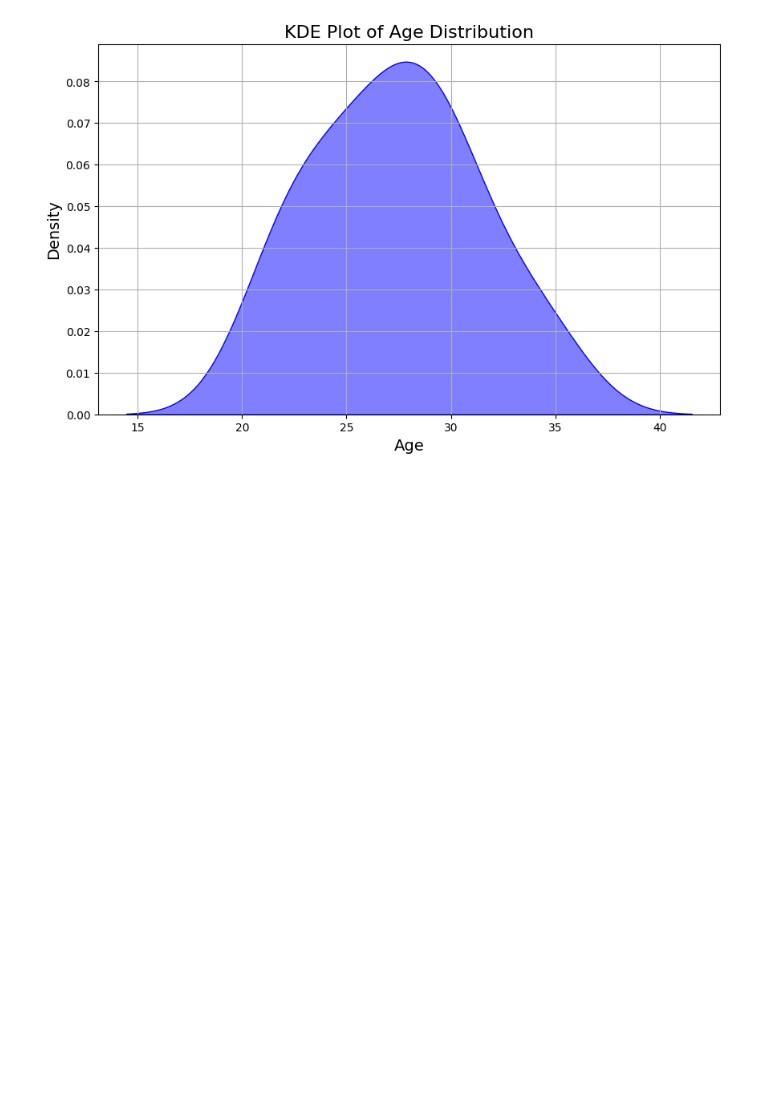
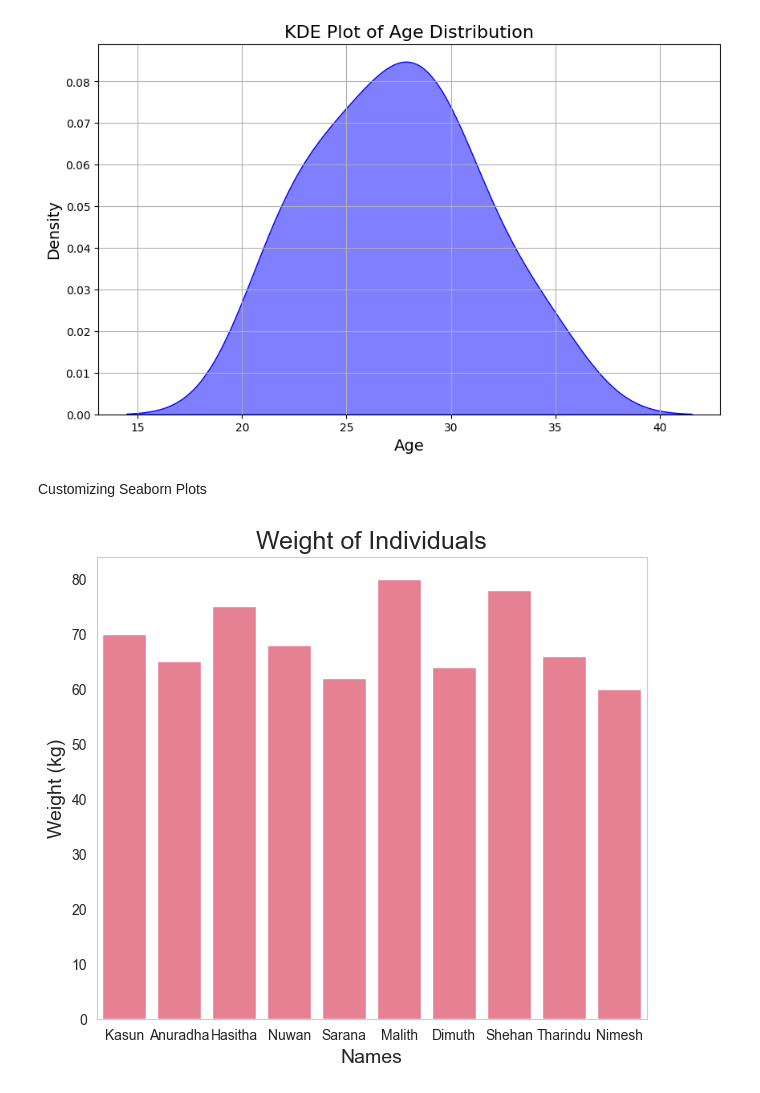
Before and after one commit to Hansaka2001/Data-Analysis-and-Visualization, a Jupyter notebook: seaborn/plots.ipynb, the cells around one changed output. Saved outputs shown, nothing was run; the diff lists cells and outputs as text; code cells hidden in the pictures; blank space fills up the shorter version.

Commit message:
Customizations in plots

```diff
--- a/seaborn/plots.ipynb
+++ b/seaborn/plots.ipynb
@@ -205,3 +205,48 @@ plt.grid(True)  # Adding grid lines for better readability
 plt.show()
 # %% [output]
 [figure]
+# %% [markdown]
+Customizing Seaborn Plots
+# %%
+import pandas as pd
+import seaborn as sns
+import matplotlib.pyplot as plt
+
+# Sample dataset
+data = {
+    'Name': ['Kasun', 'Anuradha', 'Hasitha', 'Nuwan', 'Sarana',
+             'Malith', 'Dimuth', 'Shehan', 'Tharindu', 'Nimesh'],
+    'Age': [30, 21, 29, 28, 25, 35, 24, 31, 27, 22],
+    'Weight': [70, 65, 75, 68, 62, 80, 64, 78, 66, 60]
+}
+
+# Create a DataFrame
+df = pd.DataFrame(data)
+
+# Change the plot style
+sns.set_style("whitegrid")  # Options: 'white', 'dark', 'whitegrid', 'darkgrid', 'ticks'
+
+# Customize the color palette
+sns.set_palette("husl")  # Options: 'deep', 'muted', 'bright', 'pastel', 'dark', 'colorblind', or use custom colors
+
+# Set the figure size and aspect ratio
+plt.figure(figsize=(20, 6))  # Width, Height in inches
+
+# Creating a bar plot
+sns.barplot(x='Name', y='Weight', data=df)
+
+# Adding title and labels
+plt.title('Weight of Individuals', fontsize=18)  # Title of the plot
+plt.xlabel('Names', fontsize=14)                  # X-axis label
+plt.ylabel('Weight (kg)', fontsize=14)            # Y-axis label
+
+# Adjusting the aspect ratio (optional, can also be done via figsize)
+plt.gca().set_aspect(0.1)  # Adjusts the aspect ratio
+
+# Show gridlines for better readability
+plt.grid(axis='y')
+
+# Display the plot
+plt.show()
+# %% [output]
+[figure, added]
```
